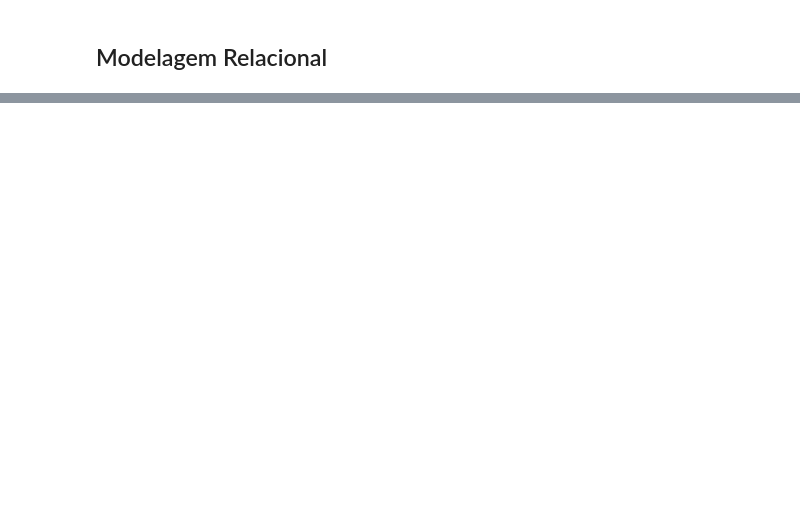
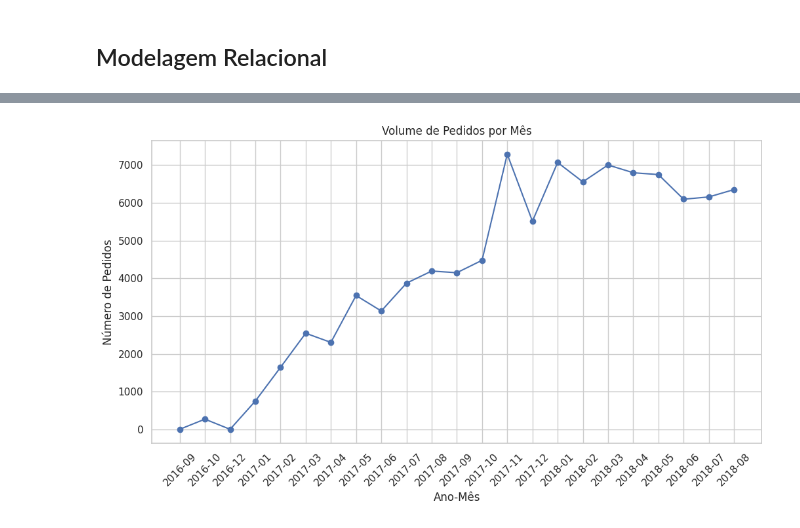
Before and after one commit to PierreOF/desafio-data-engineer, a Jupyter notebook: desafio-data-engineer.ipynb, the cells around one changed output, grey strips where cells are left out. Cells and saved outputs as stored; diff of their text form; code cells hidden in the pictures; blank space fills up the shorter version.

```diff
--- a/desafio-data-engineer.ipynb
+++ b/desafio-data-engineer.ipynb
@@ -126,0 +215,12 @@ order_reviews_df['review_answer_timestamp'] = pd.to_datetime(order_reviews_df['r
+# %%
+conn = sqlite3.connect(':memory:')  # banco temporário na RAM
+
+customers_df.to_sql('customers', conn, index=False, if_exists='replace')
+orders_df.to_sql('orders', conn, index=False, if_exists='replace')
+order_items_df.to_sql('order_items', conn, index=False, if_exists='replace')
+products_df.to_sql('products', conn, index=False, if_exists='replace')
+sellers_df.to_sql('sellers', conn, index=False, if_exists='replace')
+geolocation_df.to_sql('geolocation', conn, index=False, if_exists='replace')
+order_payments_df.to_sql('order_payments', conn, index=False, if_exists='replace')
+order_reviews_df.to_sql('order_reviews', conn, index=False, if_exists='replace')
+category_df.to_sql('category', conn, index=False, if_exists='replace')
@@ -126,0 +235,22 @@ order_reviews_df['review_answer_timestamp'] = pd.to_datetime(order_reviews_df['r
+# %%
+# a) Volume de pedidos por mês
+query = """
+SELECT
+    strftime('%Y-%m', order_purchase_timestamp) AS ano_mes,
+    COUNT(order_id) AS total_pedidos
+FROM orders
+GROUP BY ano_mes
+ORDER BY ano_mes;
+"""
+df = pd.read_sql_query(query, conn)
+
+plt.figure(figsize=(12,6))
+plt.plot(df['ano_mes'], df['total_pedidos'], marker='o')
+plt.xticks(rotation=45)
+plt.title('Volume de Pedidos por Mês')
+plt.xlabel('Ano-Mês')
+plt.ylabel('Número de Pedidos')
+plt.grid(True)
+plt.show()
+# %% [output]
+[figure, added]
```
Also changed, not shown: parts of 42 cells of this notebook, 2 other files.
